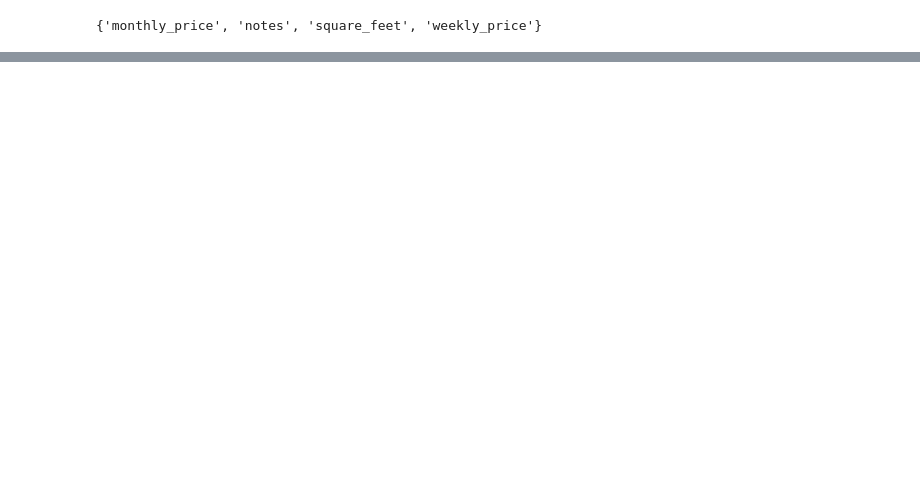
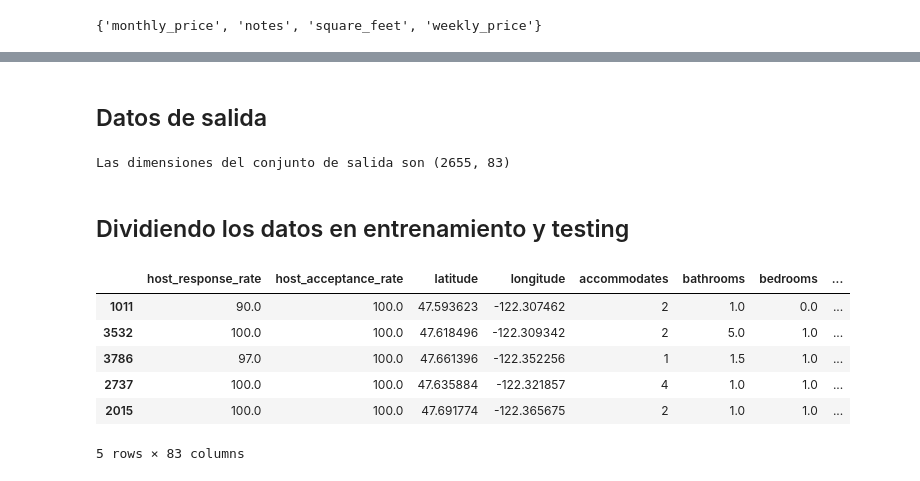
Before and after one commit to anmarphy/Airbnb-Deep-Learning-Pricing-Model, a Jupyter notebook: NeuronalNetwork.ipynb, the cells around one changed output, grey strips where cells are left out. Cells and saved outputs as stored; diff of their text form; code cells hidden in the pictures; blank space fills up the shorter version.

```diff
--- a/NeuronalNetwork.ipynb
+++ b/NeuronalNetwork.ipynb
@@ -230,0 +169,2 @@ Name: extra_people, Length: 3818, dtype: float64
+# %%
+listings=listings.drop(['id', 'host_since', 'amenities', 'Chalet'], axis=1) ### Estas las voy a eliminar por ahora pero tengo pendiente convertir amenities en dummies
@@ -230,0 +191,9 @@ Name: extra_people, Length: 3818, dtype: float64
+# %% [markdown]
+## Datos de salida
+# %%
+dataset=listings
+print('Las dimensiones del conjunto de salida son', dataset.shape)
+# %% [output]
+Las dimensiones del conjunto de salida son (2655, 83)
+# %% [markdown]
+## Dividiendo los datos en entrenamiento y testing
@@ -230,0 +203,10 @@ Name: extra_people, Length: 3818, dtype: float64
+# %%
+train_dataset.head()
+# %% [output]
+|  | host_response_rate | host_acceptance_rate | latitude | longitude | accommodates | bathrooms | bedrooms | ... |
+| 1011 | 90.0 | 100.0 | 47.593623 | -122.307462 | 2 | 1.0 | 0.0 | ... |
+| 3532 | 100.0 | 100.0 | 47.618496 | -122.309342 | 2 | 5.0 | 1.0 | ... |
+| 3786 | 97.0 | 100.0 | 47.661396 | -122.352256 | 1 | 1.5 | 1.0 | ... |
+| 2737 | 100.0 | 100.0 | 47.635884 | -122.321857 | 4 | 1.0 | 1.0 | ... |
+| 2015 | 100.0 | 100.0 | 47.691774 | -122.365675 | 2 | 1.0 | 1.0 | ... |
+5 rows × 83 columns
```
Also changed, not shown: parts of 61 cells of this notebook.
